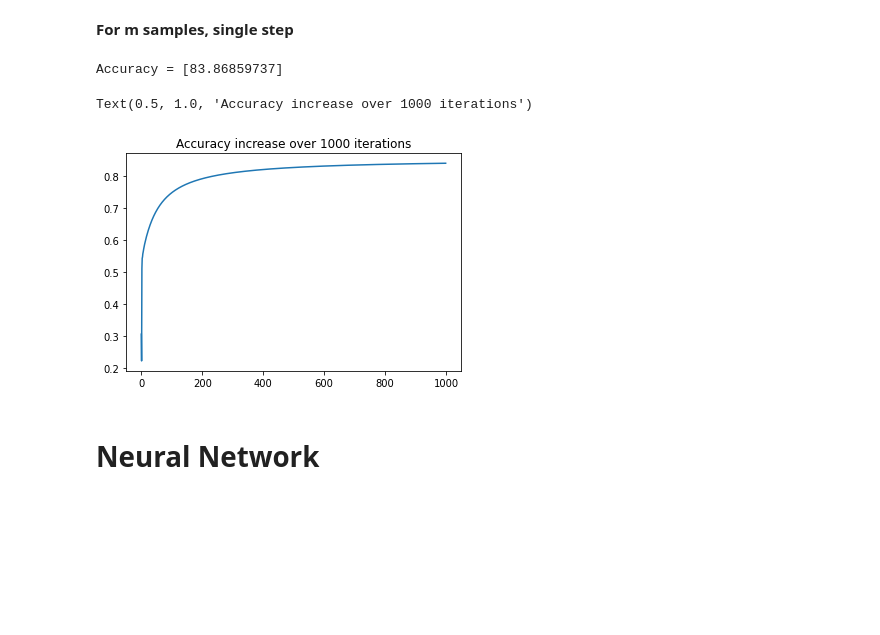
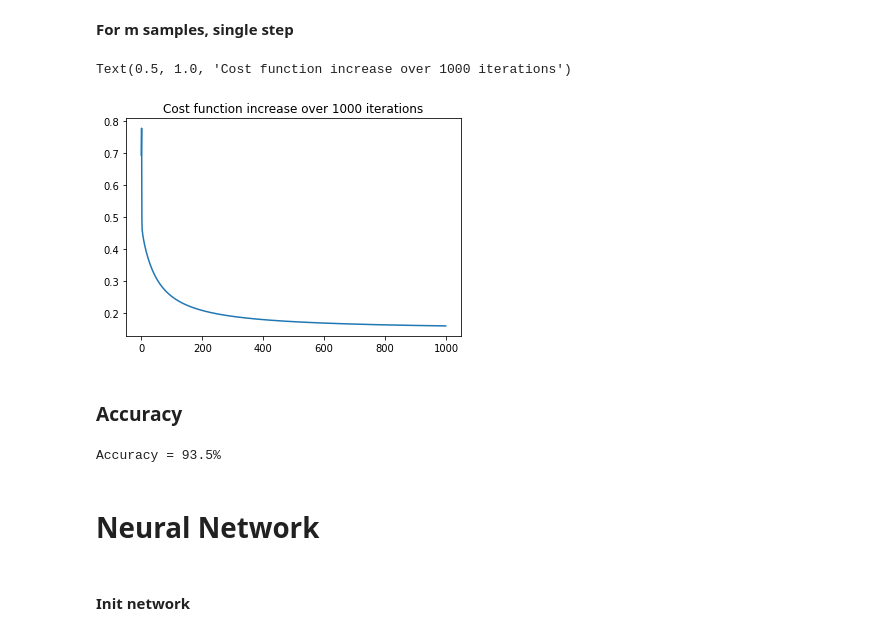
Before and after one commit to AnanduR32/DeepLearning, a Jupyter notebook: Basics/Code.ipynb, the cells around one changed output. Saved outputs shown, nothing was run; the diff lists cells and outputs as text; code cells hidden in the pictures; blank space fills up the shorter version.

```diff
--- a/Basics/Code.ipynb
+++ b/Basics/Code.ipynb
@@ -76,17 +76,24 @@ for i in range(1000):
     db = dz.mean()
     w = w - alpha * dw
     b = b - alpha * db
-    J_array[i] = 1-J
-
-print(f'Accuracy = {J_array[m-1]*100}')
+    J_array[i] = J
-# %% [output]
-Accuracy = [83.86859737]
 # %%
 plt.plot(J_array)
-plt.title("Accuracy increase over 1000 iterations")
+plt.title("Cost function increase over 1000 iterations")
 # %% [output]
-Text(0.5, 1.0, 'Accuracy increase over 1000 iterations')
+Text(0.5, 1.0, 'Cost function increase over 1000 iterations')
-[figure, old version]
+[figure, new version]
+# %% [markdown]
+### Accuracy
+# %%
+z = np.dot(w,x) + b
+a = sigma(z)
+res = np.mean(np.where(a>0.5,1,0)==y)
+print(f'Accuracy = {res*100}%')
+# %% [output]
+Accuracy = 93.5%
 # %% [markdown]
 # Neural Network
+# %% [markdown]
+#### Init network
 # %%
```
Also changed, not shown: parts of 13 cells of this notebook.
